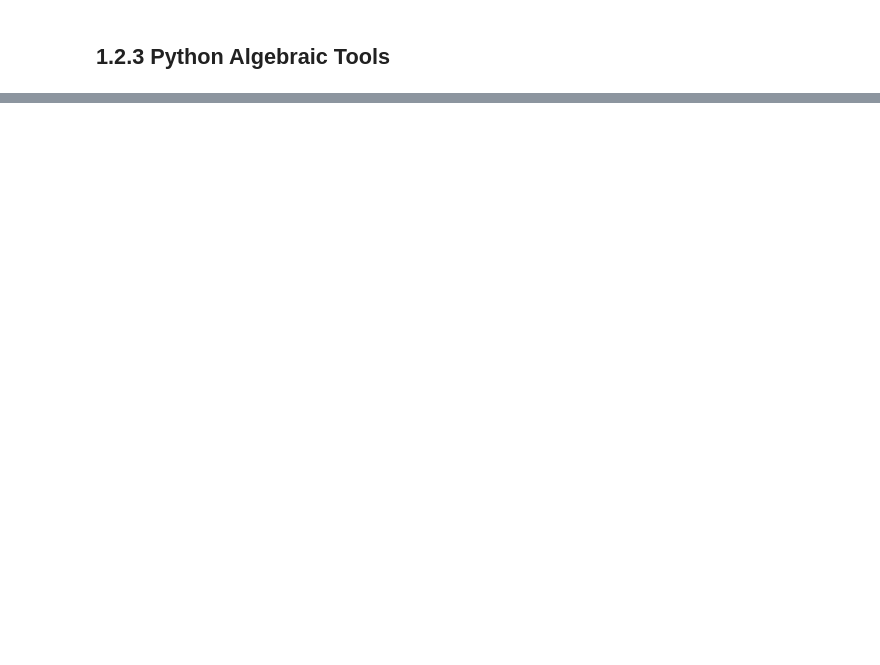
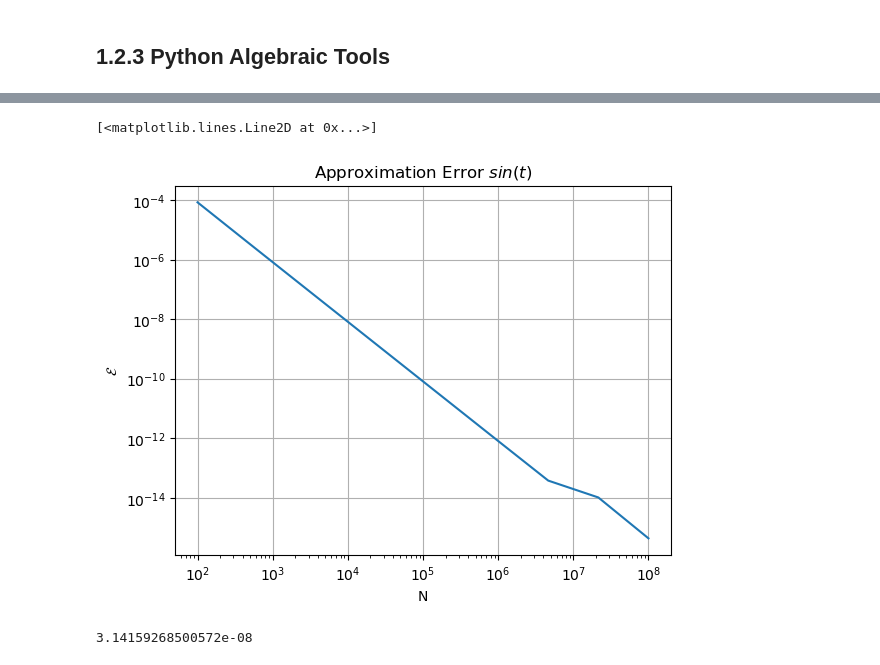
Before and after one commit to ah92zub/Computational-Physics-Python, a Jupyter notebook: Chapter 1 Computational Basics Python/Chapter 1.ipynb, the cells around one changed output, grey strips where cells are left out. Cells and saved outputs as stored; diff of their text form; code cells hidden in the pictures; blank space fills up the shorter version.

```diff
--- a/Chapter 1 Computational Basics Python/Chapter 1.ipynb
+++ b/Chapter 1 Computational Basics Python/Chapter 1.ipynb
@@ -101,0 +406,41 @@ print('RHS - LHS = \n', RHS - LHS)
+# %%
+def Integrate_Trapezoidal(func, a: float, b: float, N: int) -> float:
+    h = (b - a)/(N - 1)
+    # define time vector
+    t = np.linspace(a,b,N)
+    # define the Trapezoidal weights
+    w = h*np.ones(N)
+    w[0] = w[0]/2
+    w[-1] = w[-1]/2
+    # calculate the integral
+    return np.dot(w, func(t))
+# %%
+# define function, limits and number of points
+func = np.sin
+exact = 2
+a = 0
+b = np.pi
+N = np.logspace(2,8,10)
+N = N.astype(int)
+rel_approx_err = np.zeros(N.shape)
+
+for indx, num_points in np.ndenumerate(N):
+    integral_trapezoidal = Integrate_Trapezoidal(func, a, b, num_points)
+    # error
+    rel_approx_err[indx] = abs((integral_trapezoidal - exact)/exact)
+
+# plot the error graph
+p.title(r'Approximation Error $sin(t)$')
+p.xscale("log")
+p.yscale("log")
+p.xlabel('N')
+p.ylabel(r'$\mathcal{E}$')
+p.grid(True)
+p.plot(N,rel_approx_err)
+# %% [output]
+[<matplotlib.lines.Line2D at 0x...>]
+[figure, added]
+# %%
+print(h)
+# %% [output]
+3.14159268500572e-08
```
Also changed, not shown: parts of 35 cells of this notebook.
